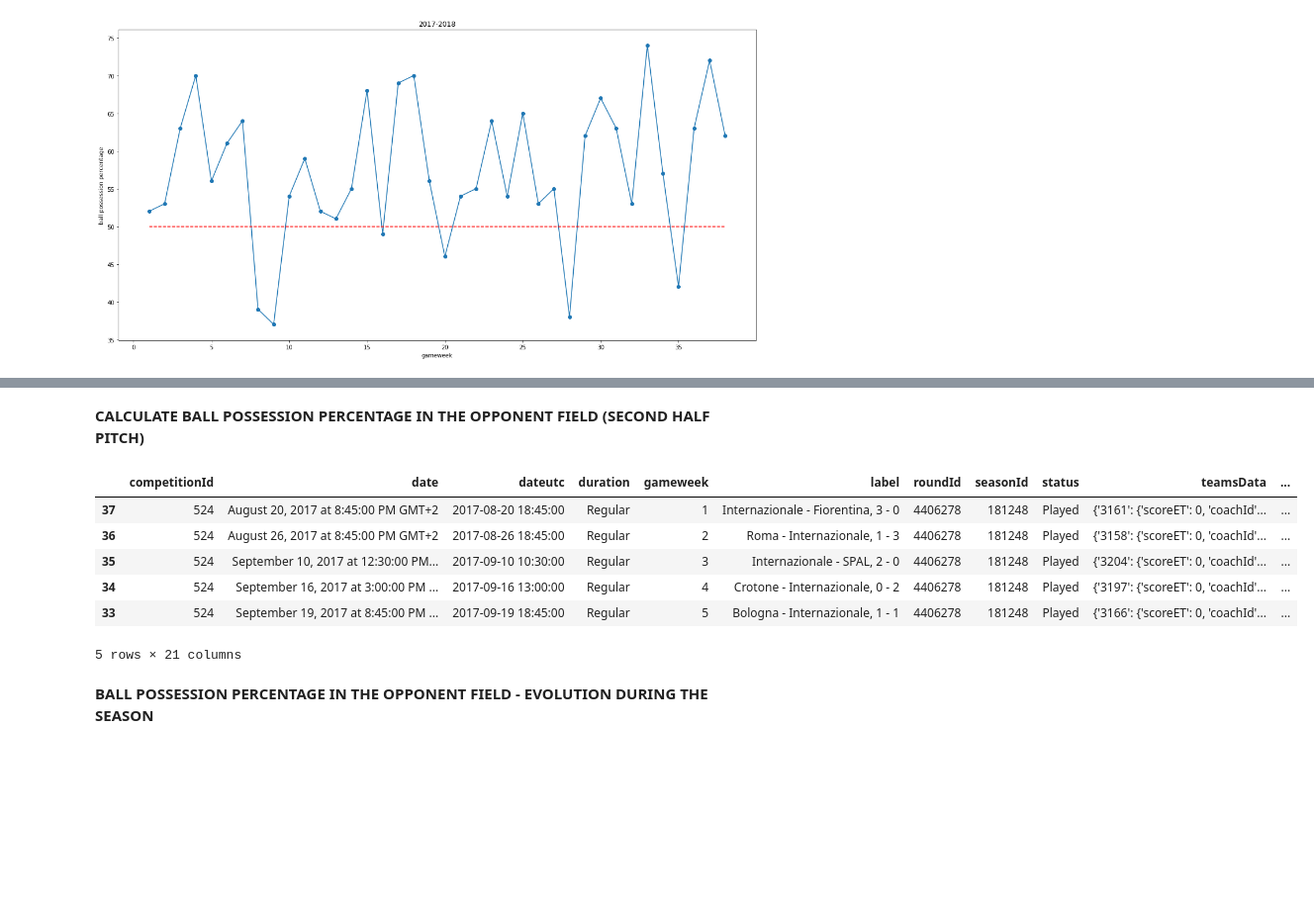
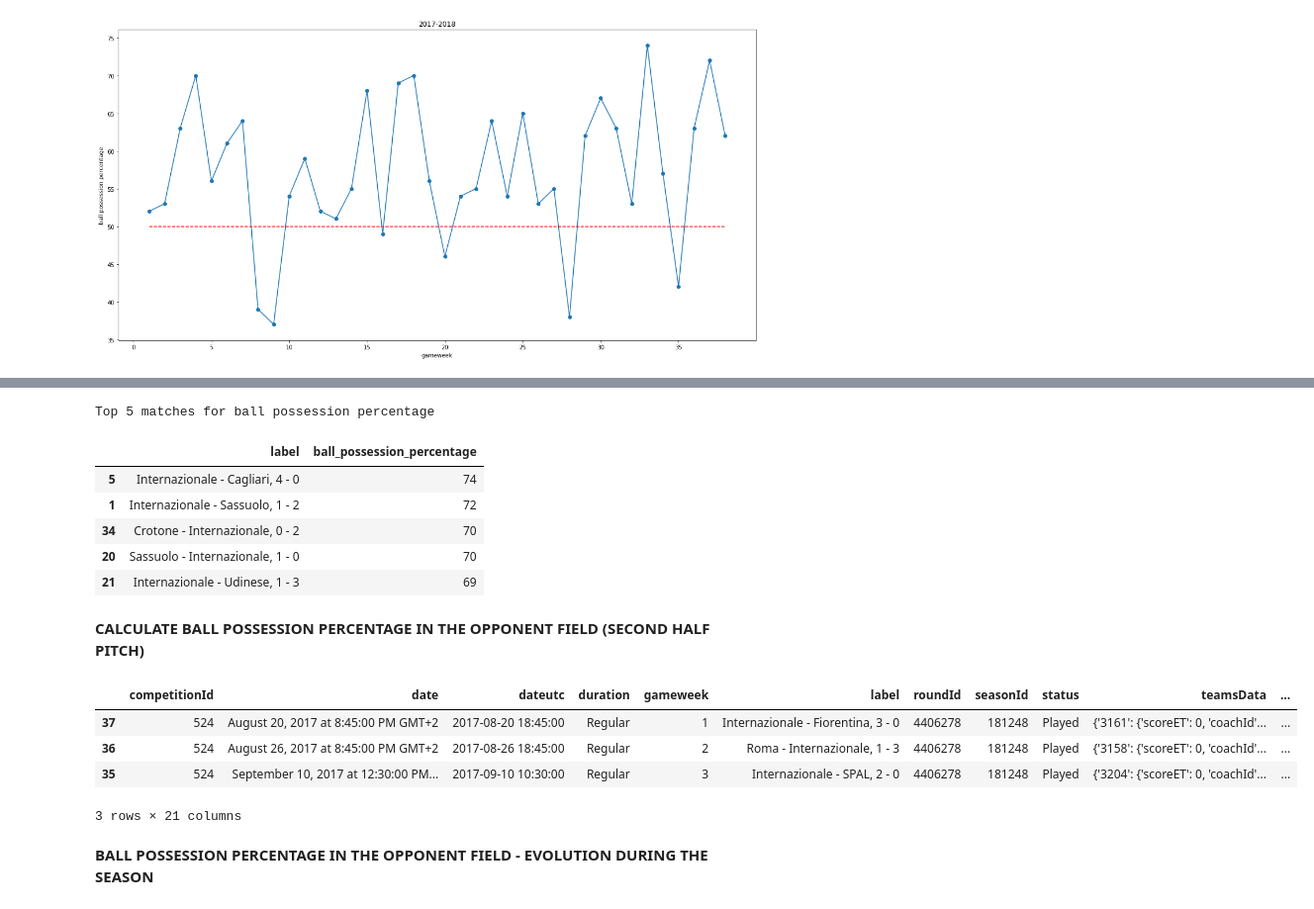
Before and after one commit to maurosamarelli/Inter_2017_2018, a Jupyter notebook: 06 ball_possession_analysis.ipynb, the cells around one changed output, grey strips where cells are left out. Shown at 99% size. Cells and saved outputs as stored; diff of their text form; code cells hidden in the pictures; blank space fills up the shorter version.

```diff
--- a/06 ball_possession_analysis.ipynb
+++ b/06 ball_possession_analysis.ipynb
@@ -189,3 +187,8 @@ plt.ylabel("ball possession percentage")
 plt.show()
 # %% [output]
 [figure]
+# %%
+print("Match with less ball possession percentage than the opponent")
+for match in ball_possession_percentage.keys():
+    if ball_possession_percentage[match] < 50:
+        print(inter_matches[inter_matches.wyId == match].iloc[0].label)
@@ -192,3 +203,14 @@ plt.show()
+# %%
+print("Top 5 matches for ball possession percentage")
+inter_matches.sort_values(by="ball_possession_percentage", ascending=False).iloc[0:5][["label", "ball_possession_percentage"]]
+# %% [output]
+Top 5 matches for ball possession percentage
+|  | label | ball_possession_percentage |
+| 5 | Internazionale - Cagliari, 4 - 0 | 74 |
+| 1 | Internazionale - Sassuolo, 1 - 2 | 72 |
+| 34 | Crotone - Internazionale, 0 - 2 | 70 |
+| 20 | Sassuolo - Internazionale, 1 - 0 | 70 |
+| 21 | Internazionale - Udinese, 1 - 3 | 69 |
 # %% [markdown]
 **CALCULATE BALL POSSESSION PERCENTAGE IN THE OPPONENT FIELD (SECOND HALF PITCH)**
 # %%
@@ -204,16 +226,14 @@ for match in inter_matches_events.matchId.unique():
 # %%
 inter_matches["ball_possession_percentage_opponent_field"] = 0
 for match_id in ball_possession_percentage_opponent_field:
     inter_matches.at[inter_matches.wyId == match_id, "ball_possession_percentage_opponent_field"] = ball_possession_percentage_opponent_field[match_id]
-inter_matches.head(5)
+inter_matches.head(3)
 # %% [output]
 |  | competitionId | date | dateutc | duration | gameweek | label | roundId | seasonId | status | teamsData | ... |
 | 37 | 524 | August 20, 2017 at 8:45:00 PM GMT+2 | 2017-08-20 18:45:00 | Regular | 1 | Internazionale - Fiorentina, 3 - 0 | 4406278 | 181248 | Played | {'3161': {'scoreET': 0, 'coachId'... | ... |
 | 36 | 524 | August 26, 2017 at 8:45:00 PM GMT+2 | 2017-08-26 18:45:00 | Regular | 2 | Roma - Internazionale, 1 - 3 | 4406278 | 181248 | Played | {'3158': {'scoreET': 0, 'coachId'... | ... |
 | 35 | 524 | September 10, 2017 at 12:30:00 PM... | 2017-09-10 10:30:00 | Regular | 3 | Internazionale - SPAL, 2 - 0 | 4406278 | 181248 | Played | {'3204': {'scoreET': 0, 'coachId'... | ... |
-| 34 | 524 | September 16, 2017 at 3:00:00 PM ... | 2017-09-16 13:00:00 | Regular | 4 | Crotone - Internazionale, 0 - 2 | 4406278 | 181248 | Played | {'3197': {'scoreET': 0, 'coachId'... | ... |
-| 33 | 524 | September 19, 2017 at 8:45:00 PM ... | 2017-09-19 18:45:00 | Regular | 5 | Bologna - Internazionale, 1 - 1 | 4406278 | 181248 | Played | {'3166': {'scoreET': 0, 'coachId'... | ... |
-5 rows × 21 columns
+3 rows × 21 columns
 # %% [markdown]
 **BALL POSSESSION PERCENTAGE IN THE OPPONENT FIELD - EVOLUTION DURING THE SEASON**
 # %%
```
Also changed, not shown: parts of 9 cells of this notebook.
